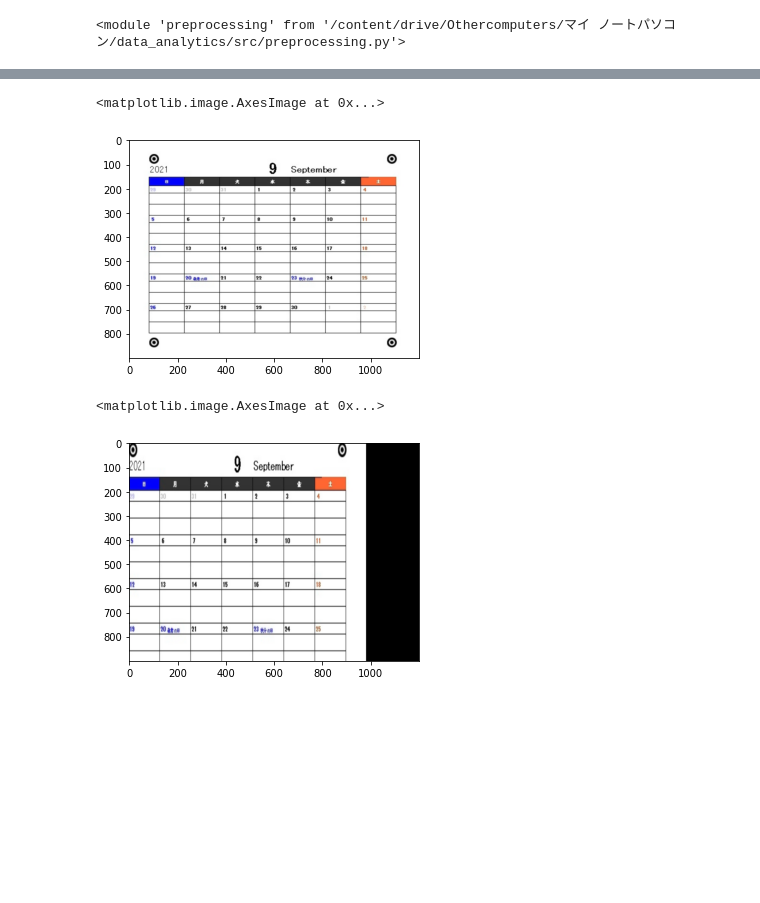
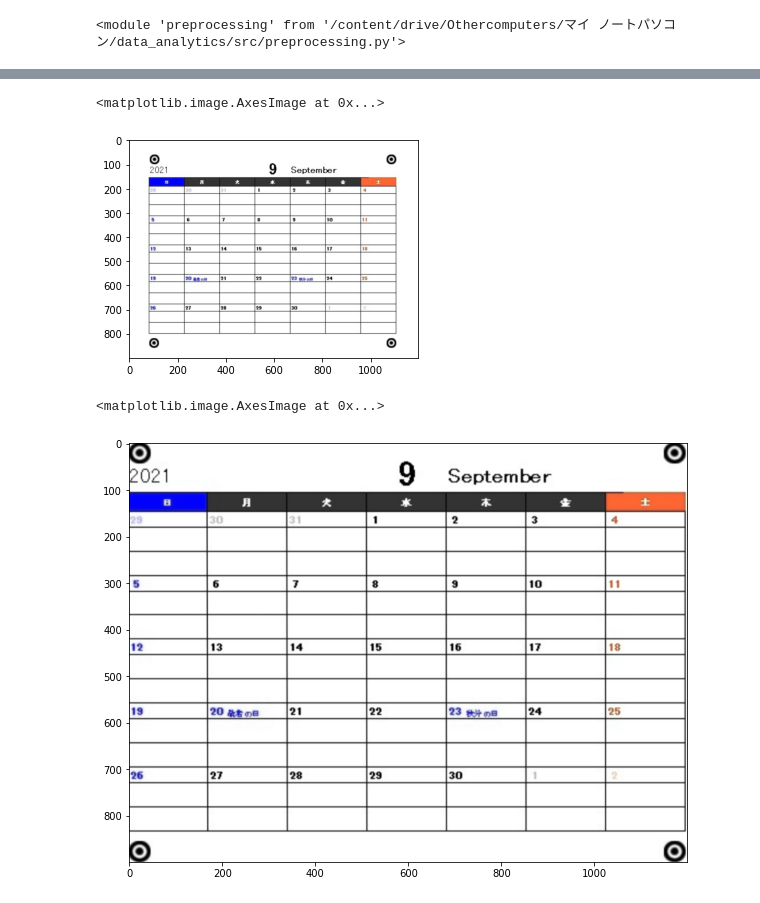
Before and after one commit to yuki-a12y/DS-course-calendar-data-analytics, a Jupyter notebook: notebook/前処理＿.py作成.ipynb, the cells around one changed output, grey strips where cells are left out. Cells and saved outputs as stored; diff of their text form; code cells hidden in the pictures; blank space fills up the shorter version.

Commit message:
🐞fix: resize 1197

```diff
--- a/notebook/前処理＿.py作成.ipynb
+++ b/notebook/前処理＿.py作成.ipynb
@@ -24,14 +29,15 @@ numpy.ndarray
 # %%
 p = preprocessing.Preprocessing(original_calendar=calendar)
 # %%
-calendar = p.resize_calendar_1200_900(calendar=calendar)
+calendar = p.resize_calendar_1197_900(calendar=calendar)
 plt.imshow(calendar)
 # %% [output]
 <matplotlib.image.AxesImage at 0x...>
-[figure, old version]
+[figure, new version]
 # %%
-calendar = p.detect_calendar_area(calendar=calendar, template_path=settings.TEMPLATE_PATH)
+calendar = p.detect_calendar_area(calendar, settings.TEMPLATE_PATH)
+plt.figure(figsize=(10, 15))
 plt.imshow(calendar)
 # %% [output]
 <matplotlib.image.AxesImage at 0x...>
-[figure, old version]
+[figure, new version]
```
Also changed, not shown: parts of 13 cells of this notebook, 1 other file.
